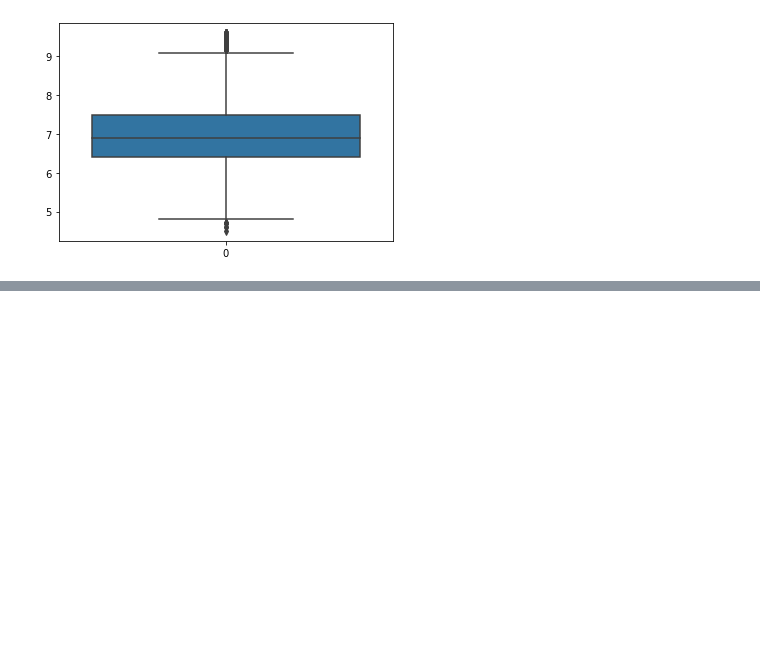
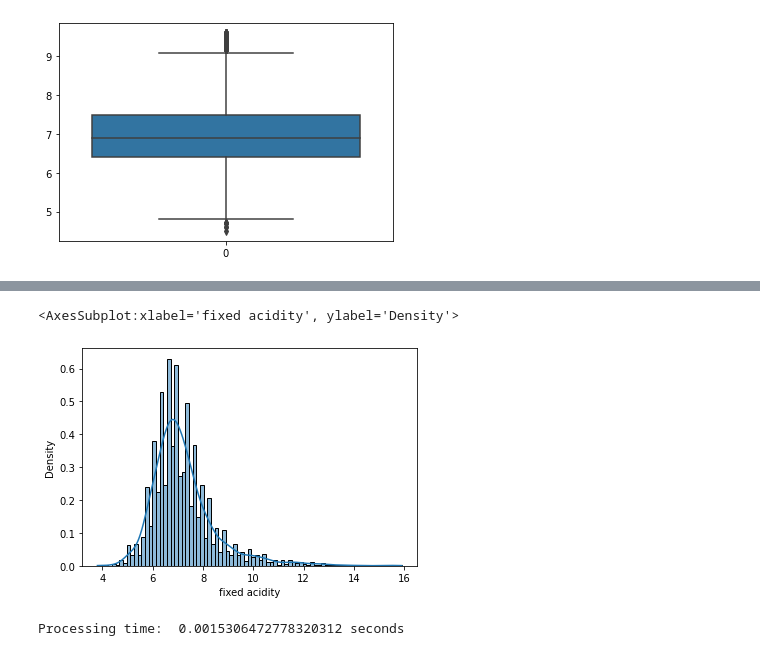
Before and after one commit to garlicvread/DataAnalysisRecapitulation, a Jupyter notebook: Day3_cross_validation_and_LGBM/daconPracticeDay3_2_dataPreprocessing.ipynb, the cells around one changed output, grey strips where cells are left out. Cells and saved outputs as stored; diff of their text form; code cells hidden in the pictures; blank space fills up the shorter version.

```diff
--- a/Day3_cross_validation_and_LGBM/daconPracticeDay3_2_dataPreprocessing.ipynb
+++ b/Day3_cross_validation_and_LGBM/daconPracticeDay3_2_dataPreprocessing.ipynb
@@ -166,0 +213,6 @@ sns.boxplot(data = train2['fixed acidity'])
+# %%
+# Note: histplot is similar to the displot. see below
+sns.histplot(train['fixed acidity'], kde=True, stat="density", linewidth=1)
+# %% [output]
+<AxesSubplot:xlabel='fixed acidity', ylabel='Density'>
+[figure, added]
@@ -166,0 +222,10 @@ sns.boxplot(data = train2['fixed acidity'])
+# %%
+# Train the scaler
+import time
+
+start_time = time.time()
+scaler.fit(train[['fixed acidity']])  # Expected 2D array
+end_time = time.time()
+print('Processing time: ', end_time-start_time, 'seconds')
+# %% [output]
+Processing time:  0.0015306472778320312 seconds
```
Also changed, not shown: parts of 9 cells of this notebook.
